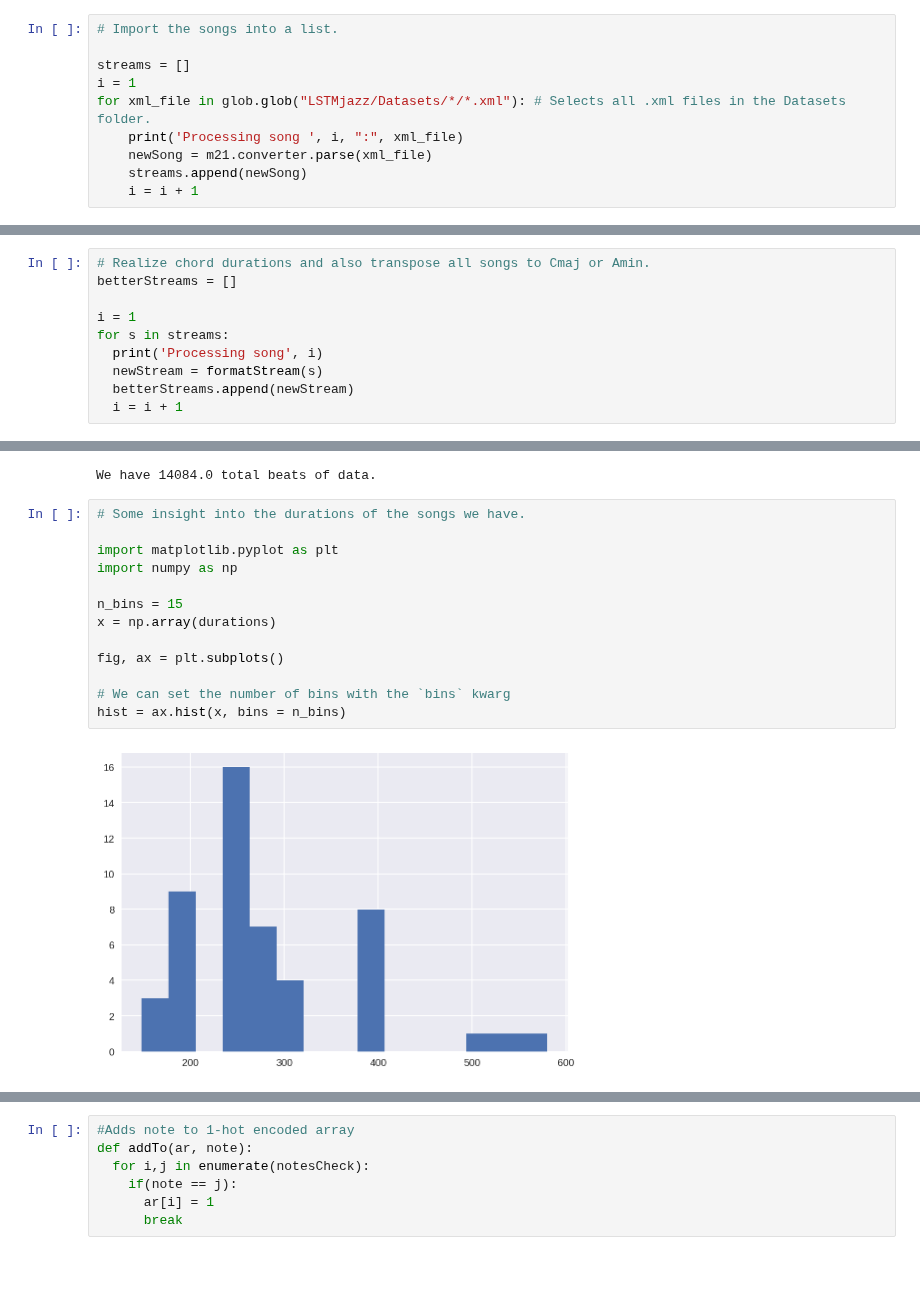
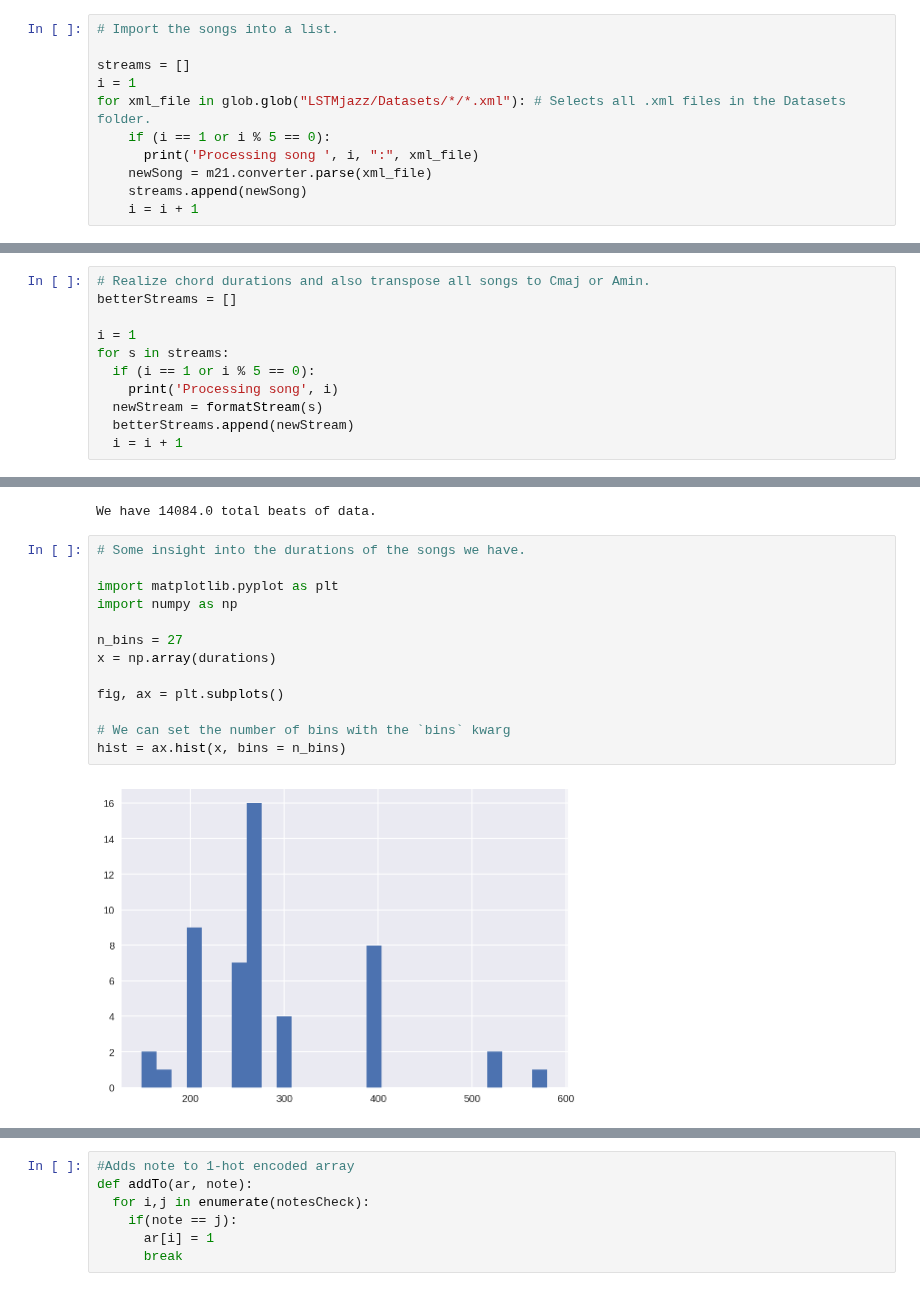
Before and after one commit to Benendead/DandyHacks2018_LSTMjazz, a Jupyter notebook: LSTMjazz.ipynb, the cells around one changed output, grey strips where cells are left out. Cells and saved outputs as stored; diff of their text form.

```diff
--- a/LSTMjazz.ipynb
+++ b/LSTMjazz.ipynb
@@ -111,7 +96,8 @@ Datasets  Keyboard.py  LSTMjazz.ipynb  README.md
 streams = []
 i = 1
 for xml_file in glob.glob("LSTMjazz/Datasets/*/*.xml"): # Selects all .xml files in the Datasets folder.
-    print('Processing song ', i, ":", xml_file)
+    if (i == 1 or i % 5 == 0):
+      print('Processing song ', i, ":", xml_file)
     newSong = m21.converter.parse(xml_file)
     streams.append(newSong)
     i = i + 1
@@ -148,7 +128,8 @@ betterStreams = []
 
 i = 1
 for s in streams:
-  print('Processing song', i)
+  if (i == 1 or i % 5 == 0):
+    print('Processing song', i)
   newStream = formatStream(s)
   betterStreams.append(newStream)
   i = i + 1
@@ -203,16 +178,16 @@ We have 14084.0 total beats of data.
 # %%
 # Some insight into the durations of the songs we have.
 
 import matplotlib.pyplot as plt
 import numpy as np
 
-n_bins = 15
+n_bins = 27
 x = np.array(durations)
 
 fig, ax = plt.subplots()
 
 # We can set the number of bins with the `bins` kwarg
 hist = ax.hist(x, bins = n_bins)
 # %% [output]
-[figure, old version]
+[figure, new version]
 # %%
```
Also changed, not shown: parts of 37 cells of this notebook.
